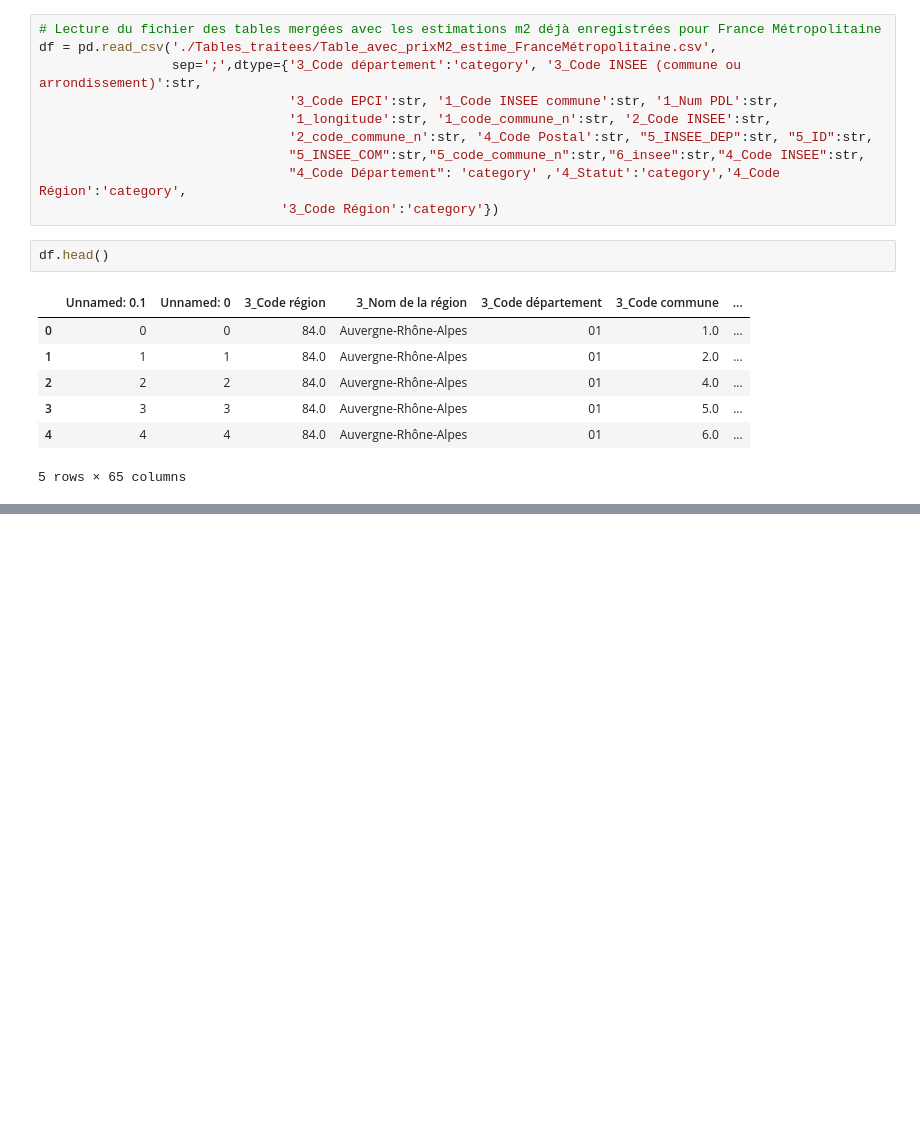
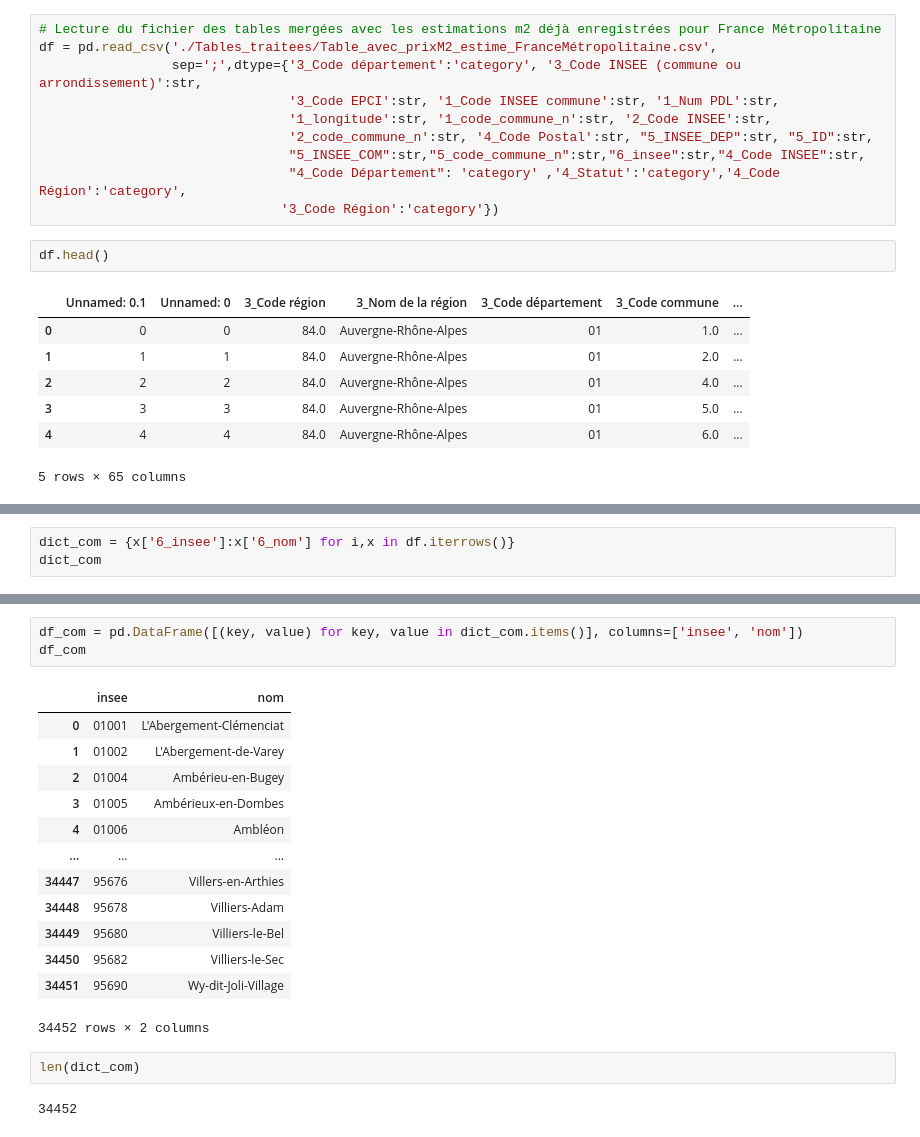
Before and after one commit to FilRougeMobilite/Mobilite, a Jupyter notebook: Graph.ipynb, the cells around one changed output, grey strips where cells are left out. Cells and saved outputs as stored; diff of their text form; blank space fills up the shorter version.

```diff
--- a/Graph.ipynb
+++ b/Graph.ipynb
@@ -22,0 +56,3 @@ df.head()
+# %%
+dict_com = {x['6_insee']:x['6_nom'] for i,x in df.iterrows()}
+dict_com
@@ -22,0 +77,21 @@ df.head()
+# %%
+df_com = pd.DataFrame([(key, value) for key, value in dict_com.items()], columns=['insee', 'nom'])
+df_com
+# %% [output]
+|  | insee | nom |
+| 0 | 01001 | L'Abergement-Clémenciat |
+| 1 | 01002 | L'Abergement-de-Varey |
+| 2 | 01004 | Ambérieu-en-Bugey |
+| 3 | 01005 | Ambérieux-en-Dombes |
+| 4 | 01006 | Ambléon |
+| ... | ... | ... |
+| 34447 | 95676 | Villers-en-Arthies |
+| 34448 | 95678 | Villiers-Adam |
+| 34449 | 95680 | Villiers-le-Bel |
+| 34450 | 95682 | Villiers-le-Sec |
+| 34451 | 95690 | Wy-dit-Joli-Village |
+34452 rows × 2 columns
+# %%
+len(dict_com)
+# %% [output]
+34452
```
Also changed, not shown: parts of 15 cells of this notebook, 4 other files.
